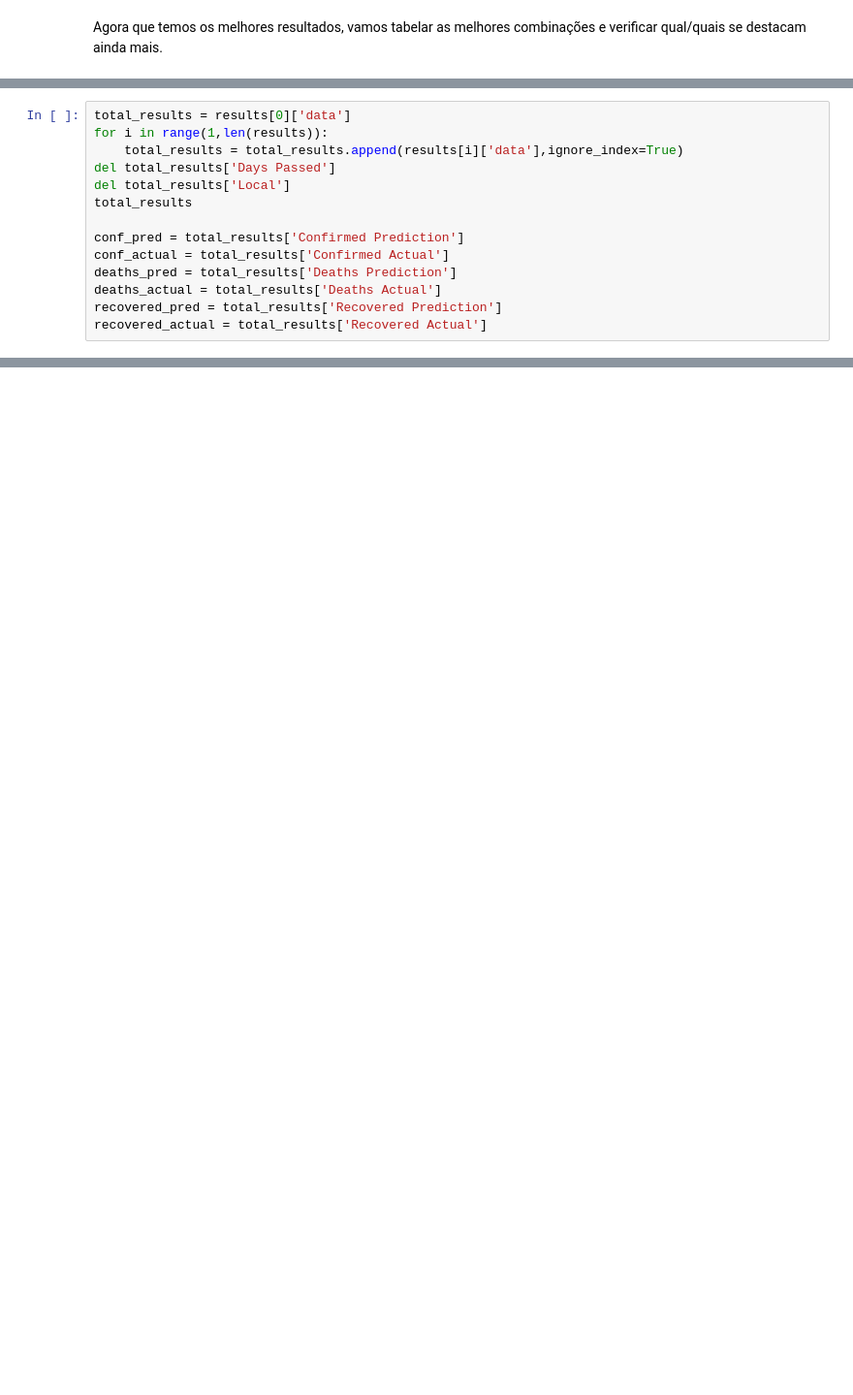
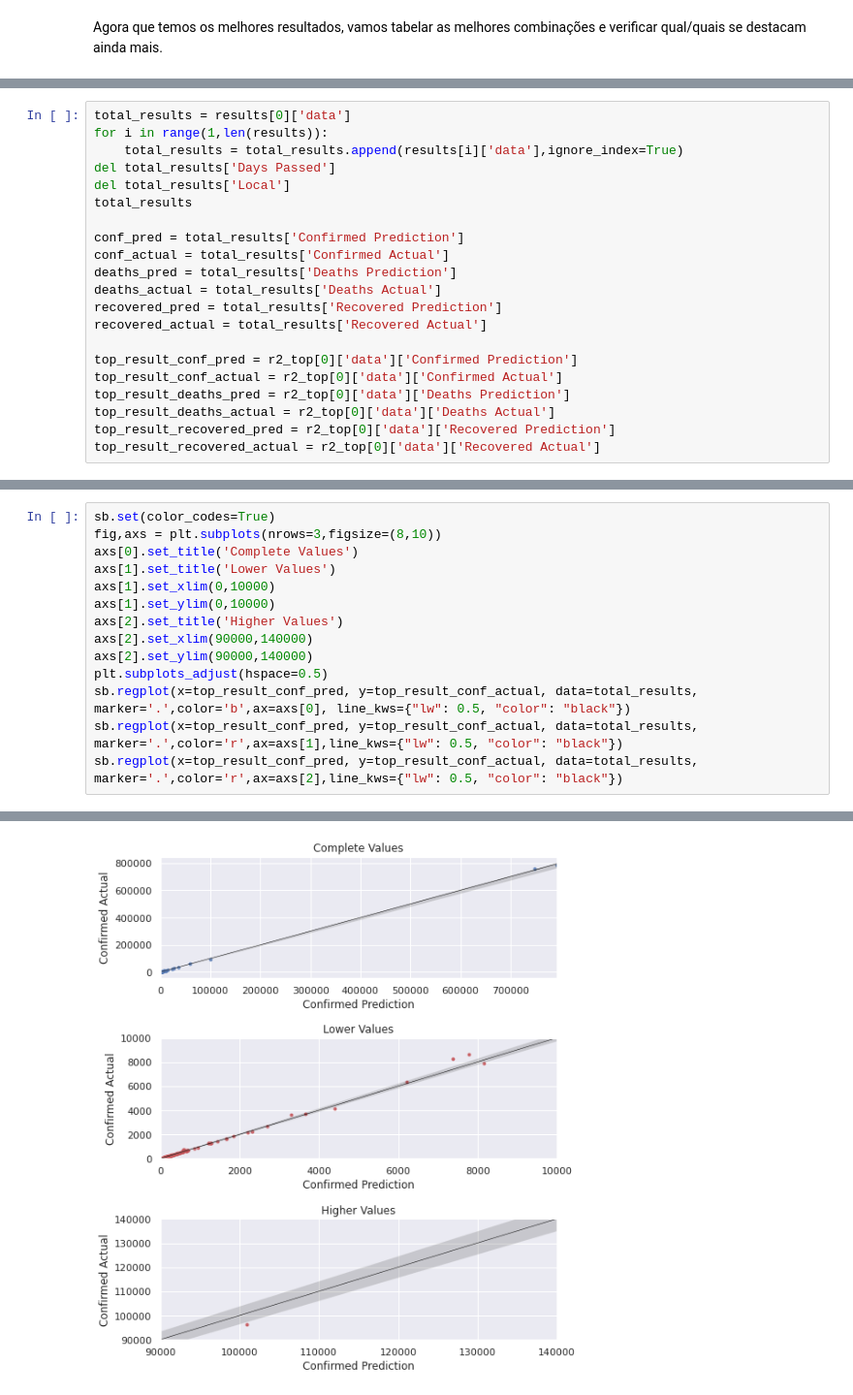
Before and after one commit to JoaoRicardoCardoso/MIEIC_IART_19_PROJ, a Jupyter notebook: PROJ2/RandomForest.ipynb, the cells around one changed output, grey strips where cells are left out. Shown at 97% size. Cells and saved outputs as stored; diff of their text form; blank space fills up the shorter version.

```diff
--- a/PROJ2/RandomForest.ipynb
+++ b/PROJ2/RandomForest.ipynb
@@ -456,3 +457,10 @@ deaths_pred = total_results['Deaths Prediction']
 deaths_actual = total_results['Deaths Actual']
 recovered_pred = total_results['Recovered Prediction']
 recovered_actual = total_results['Recovered Actual']
+
+top_result_conf_pred = r2_top[0]['data']['Confirmed Prediction']
+top_result_conf_actual = r2_top[0]['data']['Confirmed Actual']
+top_result_deaths_pred = r2_top[0]['data']['Deaths Prediction']
+top_result_deaths_actual = r2_top[0]['data']['Deaths Actual']
+top_result_recovered_pred = r2_top[0]['data']['Recovered Prediction']
+top_result_recovered_actual = r2_top[0]['data']['Recovered Actual']
@@ -474,0 +532,15 @@ sb.regplot(x=conf_pred, y=conf_actual, data=total_results, marker='.',color='r',
+# %%
+sb.set(color_codes=True)
+fig,axs = plt.subplots(nrows=3,figsize=(8,10))
+axs[0].set_title('Complete Values')
+axs[1].set_title('Lower Values')
+axs[1].set_xlim(0,10000)
+axs[1].set_ylim(0,10000)
+axs[2].set_title('Higher Values')
+axs[2].set_xlim(90000,140000)
+axs[2].set_ylim(90000,140000)
+plt.subplots_adjust(hspace=0.5)
+sb.regplot(x=top_result_conf_pred, y=top_result_conf_actual, data=total_results, marker='.',color='b',ax=axs[0], line_kws={"lw": 0.5, "color": "black"})
+sb.regplot(x=top_result_conf_pred, y=top_result_conf_actual, data=total_results, marker='.',color='r',ax=axs[1],line_kws={"lw": 0.5, "color": "black"})
+sb.regplot(x=top_result_conf_pred, y=top_result_conf_actual, data=total_results, marker='.',color='r',ax=axs[2],line_kws={"lw": 0.5, "color": "black"})
+# %% [output]
@@ -474,0 +548 @@ sb.regplot(x=conf_pred, y=conf_actual, data=total_results, marker='.',color='r',
+[figure, added]
```
Also changed, not shown: parts of 18 cells of this notebook, 2 other files.
